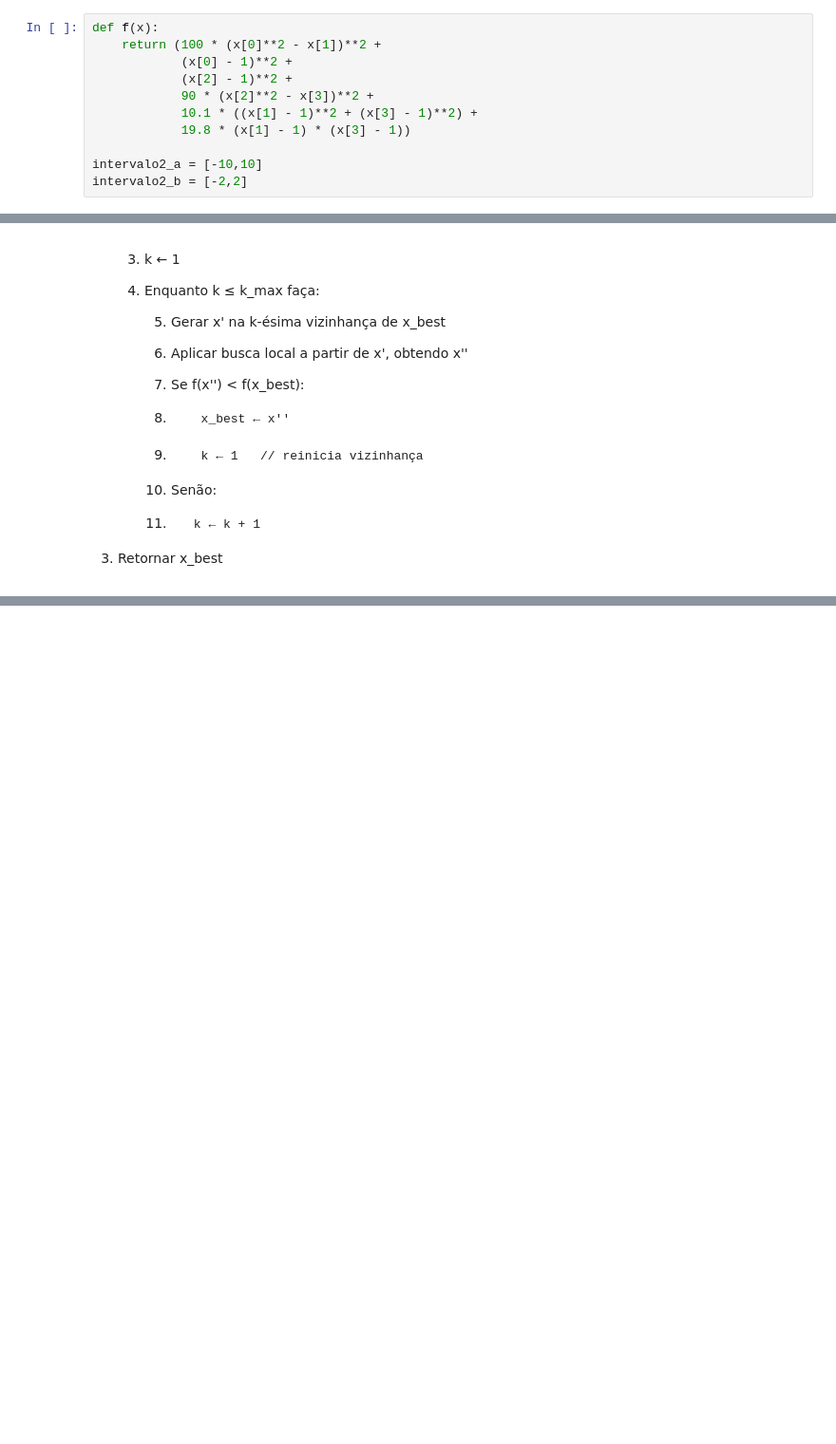
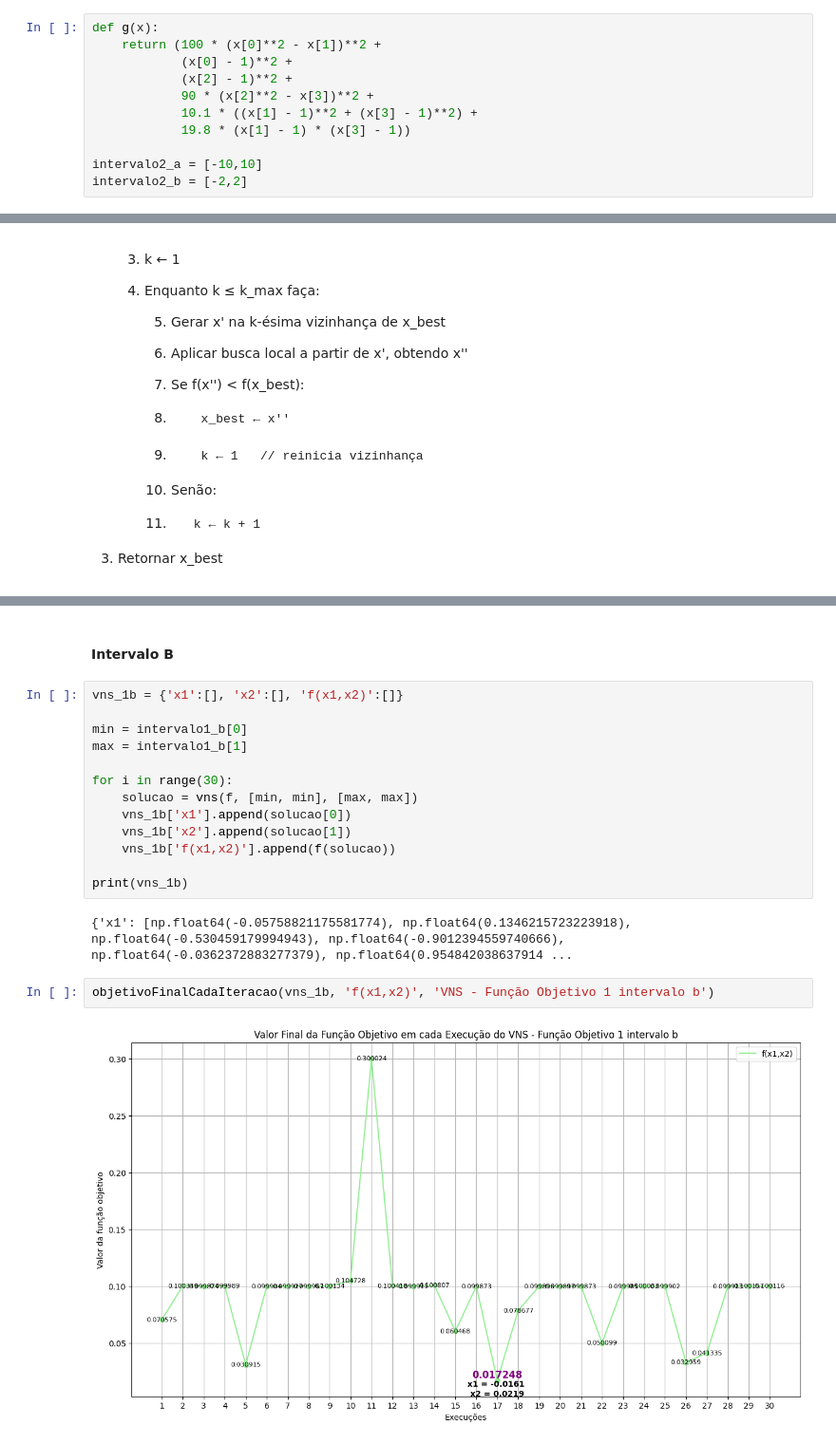
Before and after one commit to aymesantos/TP01-MetaHeuristica, a Jupyter notebook: tp01.ipynb, the cells around one changed output, grey strips where cells are left out. Shown at 95% size. Saved outputs shown, nothing was run; the diff lists cells and outputs as text; blank space fills up the shorter version.

```diff
--- a/tp01.ipynb
+++ b/tp01.ipynb
@@ -76,7 +76,7 @@ a)−10 ≤ 𝑥1, 𝑥2, 𝑥3, 𝑥4 ≤ 10
 
 b)−2 ≤ 𝑥1, 𝑥2, 𝑥3, 𝑥4 ≤ 2
 # %%
-def f(x):
+def g(x):
     return (100 * (x[0]**2 - x[1])**2 +
             (x[0] - 1)**2 +
             (x[2] - 1)**2 +
@@ -146,0 +339,21 @@ Entrada: solução inicial `x`, número máximo de vizinhanças `k_max`, número
+# %% [markdown]
+#### Intervalo B
+# %%
+vns_1b = {'x1':[], 'x2':[], 'f(x1,x2)':[]}
+
+min = intervalo1_b[0]
+max = intervalo1_b[1]
+
+for i in range(30):
+    solucao = vns(f, [min, min], [max, max])
+    vns_1b['x1'].append(solucao[0])
+    vns_1b['x2'].append(solucao[1])
+    vns_1b['f(x1,x2)'].append(f(solucao))
+
+print(vns_1b)
+# %% [output]
+{'x1': [np.float64(-0.05758821175581774), np.float64(0.1346215723223918), np.float64(-0.530459179994943), np.float64(-0.9012394559740666), np.float64(-0.0362372883277379), np.float64(0.954842038637914 ...
+# %%
+objetivoFinalCadaIteracao(vns_1b, 'f(x1,x2)', 'VNS - Função Objetivo 1 intervalo b')
+# %% [output]
+[figure, added]
```
Also changed, not shown: parts of 29 cells of this notebook.
